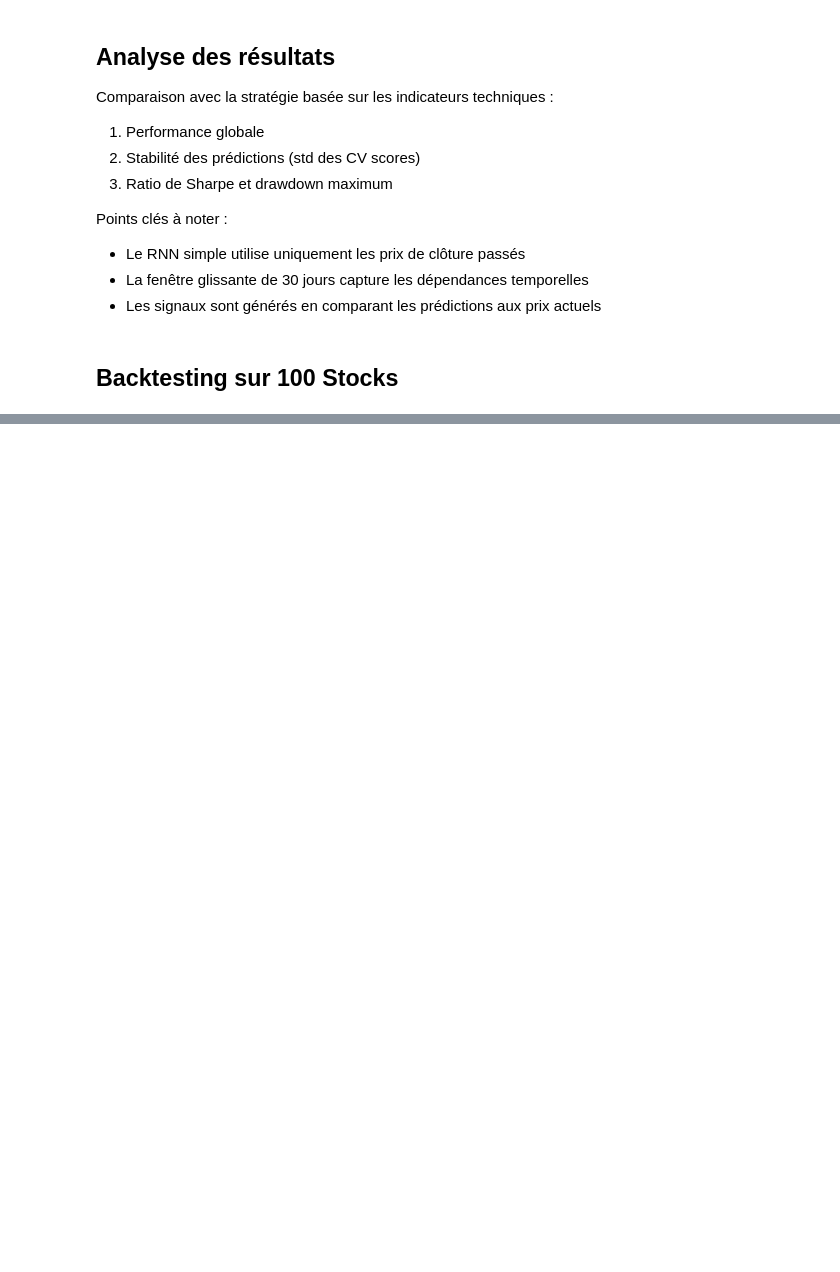
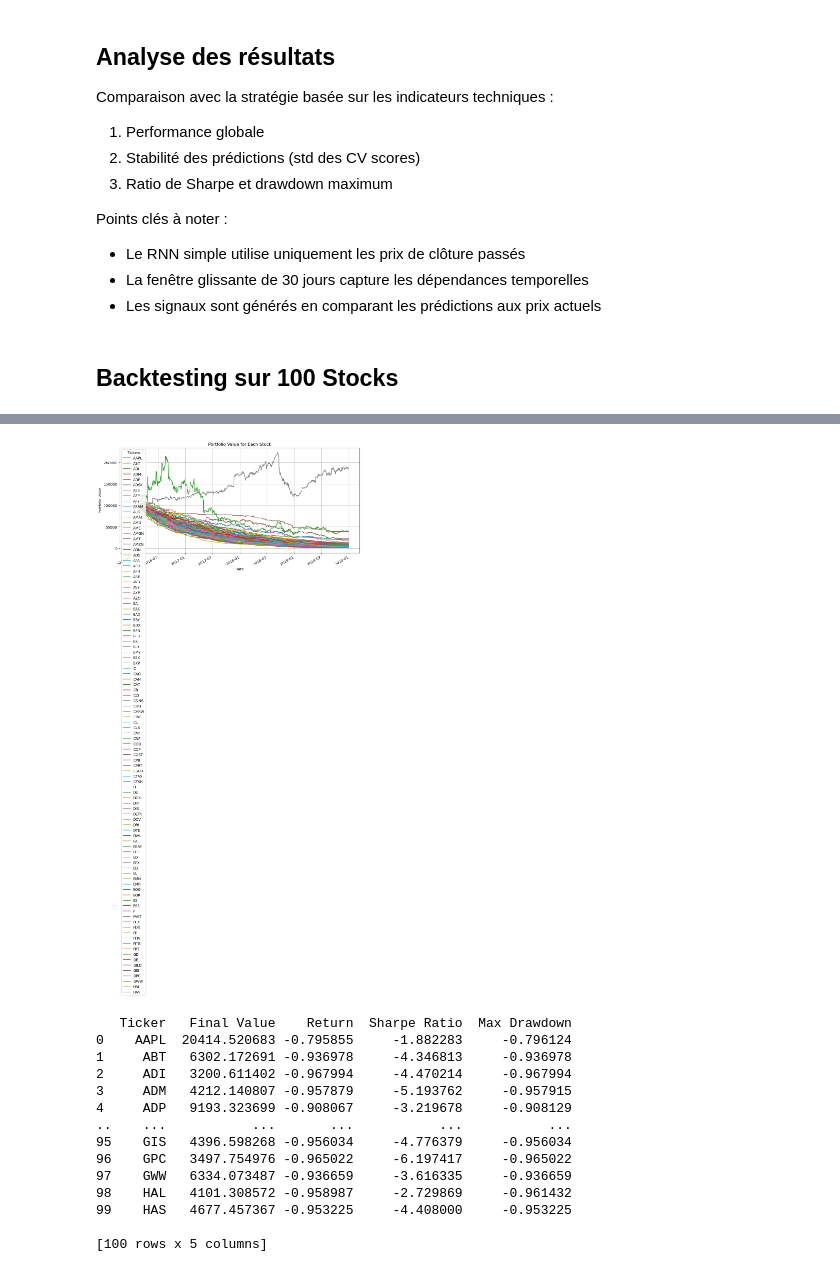
Before and after one commit to gpelleri/AMP_Algorithmic_Trading, a Jupyter notebook: notebooks/Strategy 5 - Simple RNN.ipynb, the cells around one changed output, grey strips where cells are left out. Cells and saved outputs as stored; diff of their text form; code cells hidden in the pictures; blank space fills up the shorter version.

```diff
--- a/notebooks/Strategy 5 - Simple RNN.ipynb
+++ b/notebooks/Strategy 5 - Simple RNN.ipynb
@@ -186,0 +248,31 @@ for ticker in tickers:
+# %%
+# Optionally, visualize overall performance of all stocks
+# Combine all portfolio series
+combined_portfolio = pd.concat(portfolio_series_list, axis=1)
+combined_portfolio.plot(figsize=(12, 6))
+plt.title('Portfolio Value for Each Stock')
+plt.xlabel('Date')
+plt.ylabel('Portfolio Value')
+plt.legend(title='Tickers')
+plt.grid(True)
+plt.show()
+
+# Display summary of performance metrics
+performance_df = pd.DataFrame(performance_summary)
+print(performance_df)
+# %% [output]
+[figure, added]
+   Ticker   Final Value    Return  Sharpe Ratio  Max Drawdown
+0    AAPL  20414.520683 -0.795855     -1.882283     -0.796124
+1     ABT   6302.172691 -0.936978     -4.346813     -0.936978
+2     ADI   3200.611402 -0.967994     -4.470214     -0.967994
+3     ADM   4212.140807 -0.957879     -5.193762     -0.957915
+4     ADP   9193.323699 -0.908067     -3.219678     -0.908129
+..    ...           ...       ...           ...           ...
+95    GIS   4396.598268 -0.956034     -4.776379     -0.956034
+96    GPC   3497.754976 -0.965022     -6.197417     -0.965022
+97    GWW   6334.073487 -0.936659     -3.616335     -0.936659
+98    HAL   4101.308572 -0.958987     -2.729869     -0.961432
+99    HAS   4677.457367 -0.953225     -4.408000     -0.953225
+
+[100 rows x 5 columns]
```
Also changed, not shown: parts of 15 cells of this notebook, 2 other files.
